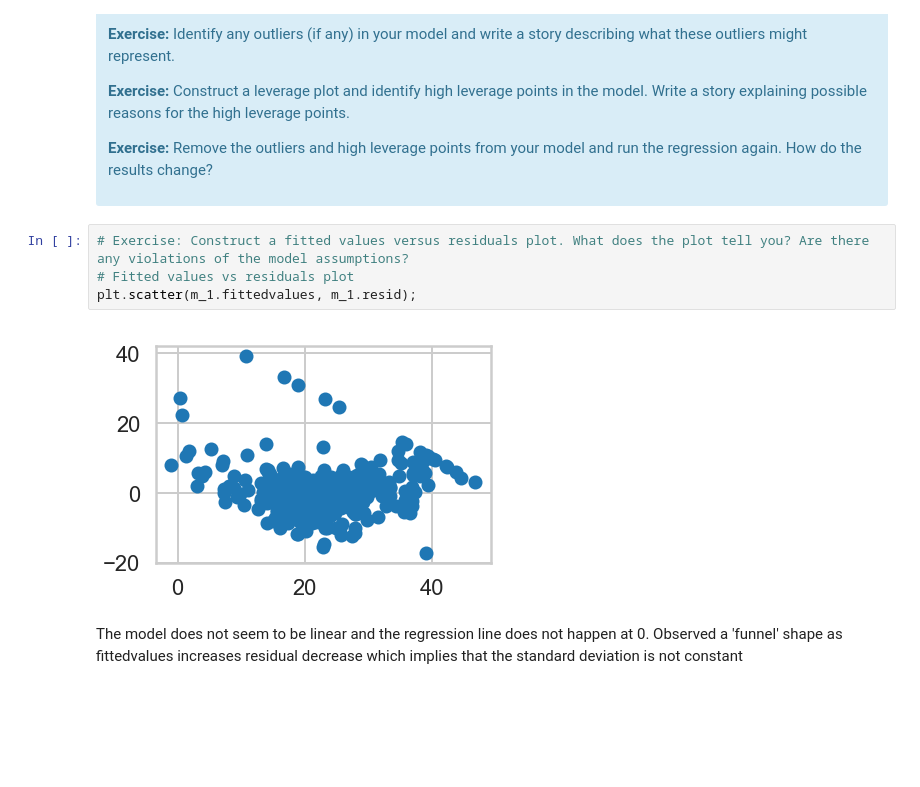
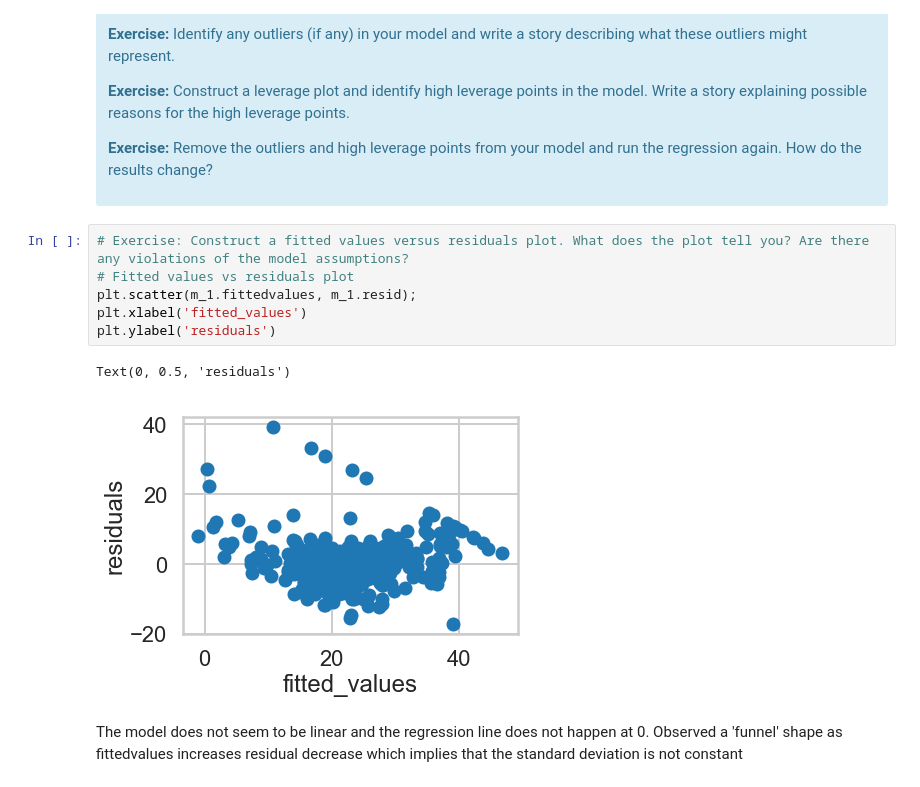
Before and after one commit to sittingman/springboardproj, a Jupyter notebook: linear_regression/Mini_Project_Linear_Regression.ipynb, the cells around one changed output. Drawn from its saved outputs; the diff is of its cells as text; blank space fills up the shorter version.

```diff
--- a/linear_regression/Mini_Project_Linear_Regression.ipynb
+++ b/linear_regression/Mini_Project_Linear_Regression.ipynb
@@ -930,9 +930,12 @@ There are some other issues that are important investigate with linear regressio
 # %%
 # Exercise: Construct a fitted values versus residuals plot. What does the plot tell you? Are there any violations of the model assumptions?
 # Fitted values vs residuals plot
 plt.scatter(m_1.fittedvalues, m_1.resid);
+plt.xlabel('fitted_values')
+plt.ylabel('residuals')
 # %% [output]
+Text(0, 0.5, 'residuals')
-[figure, old version]
+[figure, new version]
 # %% [markdown]
 The model does not seem to be linear and the regression line does not happen at 0. Observed a 'funnel' shape as fittedvalues increases residual decrease  which implies that the standard deviation is not constant
 # %%
```
Also changed, not shown: parts of 9 cells of this notebook.
